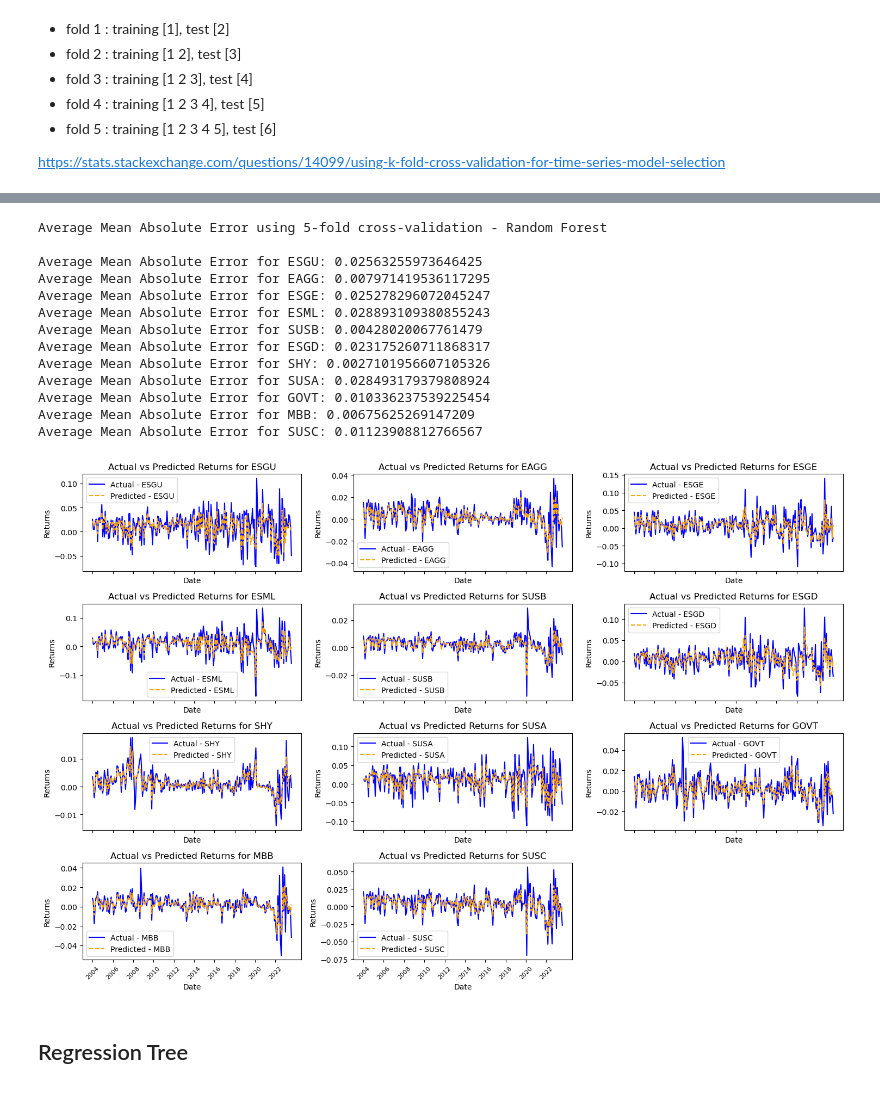
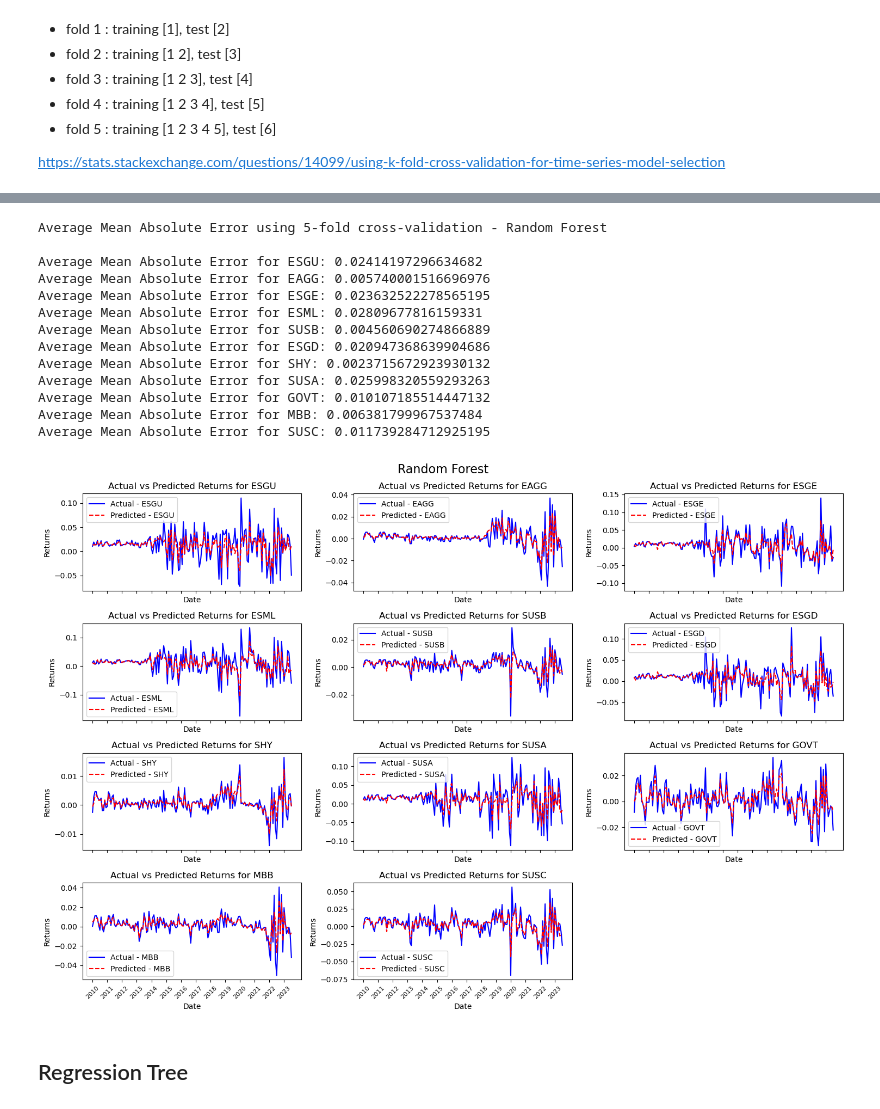
Before and after one commit to remimail/TP-3, a Jupyter notebook: main.ipynb, the cells around one changed output, grey strips where cells are left out. Saved outputs shown, nothing was run; the diff lists cells and outputs as text; code cells hidden in the pictures.

```diff
--- a/main.ipynb
+++ b/main.ipynb
@@ -95,7 +75,7 @@ for i, column in enumerate(columns):
         break  # Exit the loop if you exceed the number of subplots
 
     ax = axs[i]
-    df_imputed_index[column].hist(ax=ax, bins=50)  # You can adjust the number of bins as needed
+    df_imputed_index[column].hist(ax=ax, bins=35)  # You can adjust the number of bins as needed
     ax.set_title(column)
     ax.set_xlabel("Value")
     ax.set_ylabel("Frequency")
@@ -275,48 +255,49 @@ for i, ticker in enumerate(ticker_list):
     average_mae = sum(mae_list) / len(mae_list)
     print(f'Average Mean Absolute Error for {ticker}: {average_mae}')
 
     # Predict returns for the entire period
     predicted_returns = rf_model.predict(x_scaled)
 
     # Store predicted returns in the DataFrame
     predicted_returns_df[ticker] = predicted_returns
 
     # Plot the actual and predicted time series only if there is data
     if not y.empty:
         ax = axes[i]
         ax.plot(time_serie_plot, y, label=f'Actual - {ticker}', color='blue')
-        ax.plot(time_serie_plot, predicted_returns, label=f'Predicted - {ticker}', linestyle='--', color='orange')
+        ax.plot(time_serie_plot, predicted_returns, label=f'Predicted - {ticker}', linestyle='--', color='red')
         ax.set_title(f'Actual vs Predicted Returns for {ticker}')
         ax.set_xlabel('Date')
         ax.set_ylabel('Returns')
         ax.legend()
 
         # Adjust x-axis labels
-        ax.set_xticks(time_serie_plot[::24])  # Set x-axis ticks every 24 months
-        ax.set_xticklabels(years[::24], rotation=45, fontsize=8)  # Set x-axis labels with every second year, rotated for better visibility
+        ax.set_xticks(time_serie_plot[::12])  # Set x-axis ticks every 24 months
+        ax.set_xticklabels(years[::12], rotation=45, fontsize=8)  # Set x-axis labels with every second year, rotated for better visibility
 
 # Hide empty subplots if the number of subplots is less than the total number of subplots in the grid
 for j in range(i + 1, len(axes)):
     axes[j].axis('off')
 
 # Adjust layout
 plt.tight_layout()
+fig.suptitle('Random Forest', fontsize=16).set_y(1.02)  # Adjust the y parameter for subtitle placement
 plt.show()
 # %% [output]
 Average Mean Absolute Error using 5-fold cross-validation - Random Forest
 
-Average Mean Absolute Error for ESGU: 0.02563255973646425
-Average Mean Absolute Error for EAGG: 0.007971419536117295
-Average Mean Absolute Error for ESGE: 0.025278296072045247
-Average Mean Absolute Error for ESML: 0.028893109380855243
-Average Mean Absolute Error for SUSB: 0.00428020067761479
-Average Mean Absolute Error for ESGD: 0.023175260711868317
-Average Mean Absolute Error for SHY: 0.0027101956607105326
-Average Mean Absolute Error for SUSA: 0.028493179379808924
-Average Mean Absolute Error for GOVT: 0.010336237539225454
-Average Mean Absolute Error for MBB: 0.00675625269147209
-Average Mean Absolute Error for SUSC: 0.01123908812766567
+Average Mean Absolute Error for ESGU: 0.02414197296634682
+Average Mean Absolute Error for EAGG: 0.005740001516696976
+Average Mean Absolute Error for ESGE: 0.023632522278565195
+Average Mean Absolute Error for ESML: 0.02809677816159331
+Average Mean Absolute Error for SUSB: 0.004560690274866889
+Average Mean Absolute Error for ESGD: 0.020947368639904686
+Average Mean Absolute Error for SHY: 0.0023715672923930132
+Average Mean Absolute Error for SUSA: 0.025998320559293263
+Average Mean Absolute Error for GOVT: 0.010107185514447132
+Average Mean Absolute Error for MBB: 0.006381799967537484
+Average Mean Absolute Error for SUSC: 0.011739284712925195
-[figure, old version]
+[figure, new version]
 # %% [markdown]
 ## Regression Tree
 # %%
```
Also changed, not shown: parts of 11 cells of this notebook, 1 other file.
